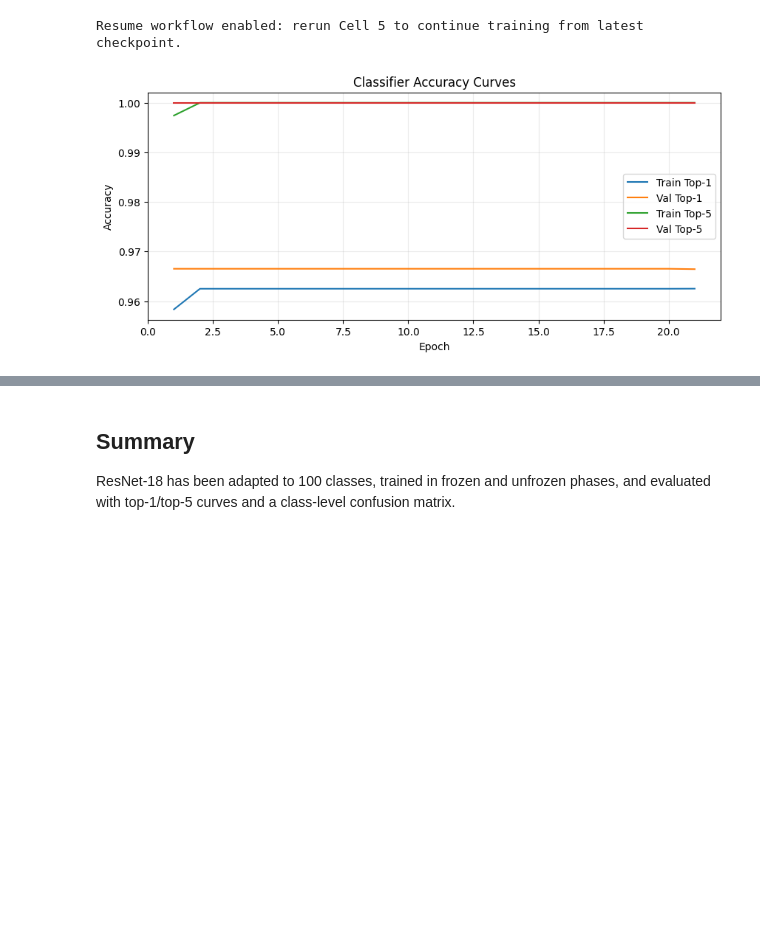
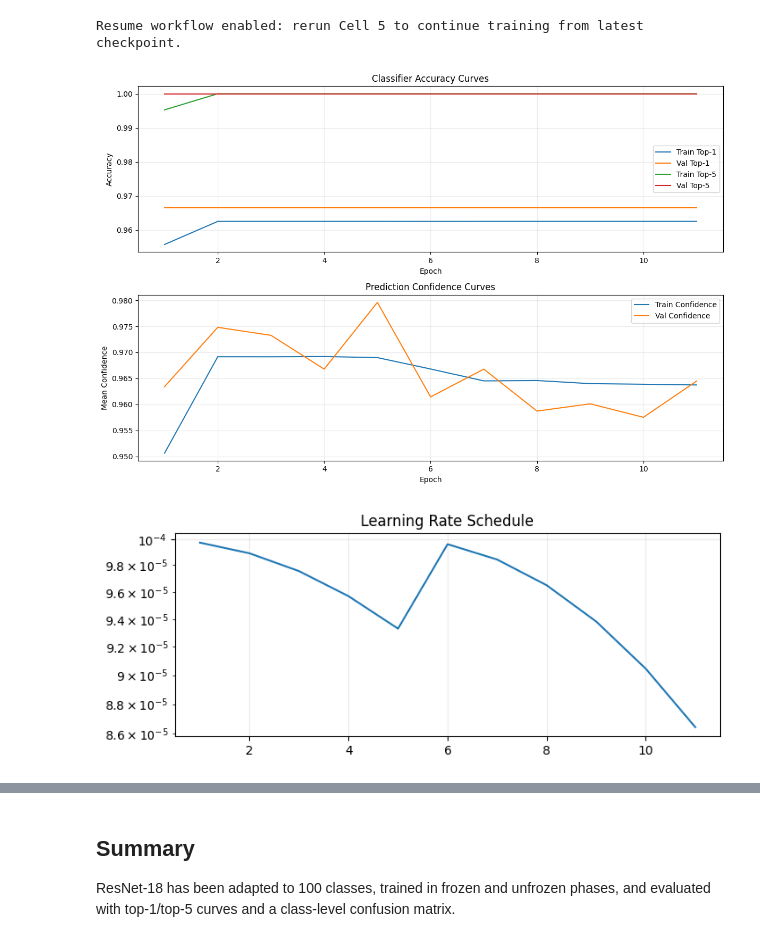
Before and after one commit to RushikeshMasalkar/SelfHealingNN, a Jupyter notebook: notebooks/03_ResNet_Classifier.ipynb, the cells around one changed output, grey strips where cells are left out. Cells and saved outputs as stored; diff of their text form; code cells hidden in the pictures; blank space fills up the shorter version.

```diff
--- a/notebooks/03_ResNet_Classifier.ipynb
+++ b/notebooks/03_ResNet_Classifier.ipynb
@@ -92,6 +101,7 @@ history = train_classifier(
     auto_resume=config['training']['auto_resume'],
     use_amp=config['training']['amp'],
     grad_clip_norm=config['training']['grad_clip_norm'],
+    early_stop_metric=str(config['training'].get('classifier_early_stop_metric', 'val_top1')),
 )
 
 print('Training call complete. If interrupted, rerun this cell to resume from latest checkpoint.')
@@ -118,17 +128,39 @@ print('Resume workflow enabled: rerun Cell 5 to continue training from latest ch
 Resume workflow enabled: rerun Cell 5 to continue training from latest checkpoint.
 # %%
 epochs = range(1, len(history['train_top1']) + 1)
-plt.figure(figsize=(10, 4))
+plt.figure(figsize=(12, 8))
+
+plt.subplot(2, 1, 1)
 plt.plot(epochs, history['train_top1'], label='Train Top-1')
 plt.plot(epochs, history['val_top1'], label='Val Top-1')
 plt.plot(epochs, history['train_top5'], label='Train Top-5')
 plt.plot(epochs, history['val_top5'], label='Val Top-5')
 plt.xlabel('Epoch')
 plt.ylabel('Accuracy')
 plt.title('Classifier Accuracy Curves')
 plt.legend()
 plt.grid(alpha=0.25)
+
+plt.subplot(2, 1, 2)
+plt.plot(epochs, history.get('train_confidence', []), label='Train Confidence')
+plt.plot(epochs, history.get('val_confidence', []), label='Val Confidence')
+plt.xlabel('Epoch')
+plt.ylabel('Mean Confidence')
+plt.title('Prediction Confidence Curves')
+plt.legend()
+plt.grid(alpha=0.25)
+
+plt.tight_layout()
 plt.show()
+
+if history.get('lr'):
+    plt.figure(figsize=(8, 3))
+    plt.plot(epochs, history['lr'])
+    plt.title('Learning Rate Schedule')
+    plt.yscale('log')
+    plt.grid(alpha=0.25)
+    plt.show()
 # %% [output]
-[figure, old version]
+[figure, new version]
+[figure, added]
 # %%
```
Also changed, not shown: parts of 4 cells of this notebook, 9 other files.
